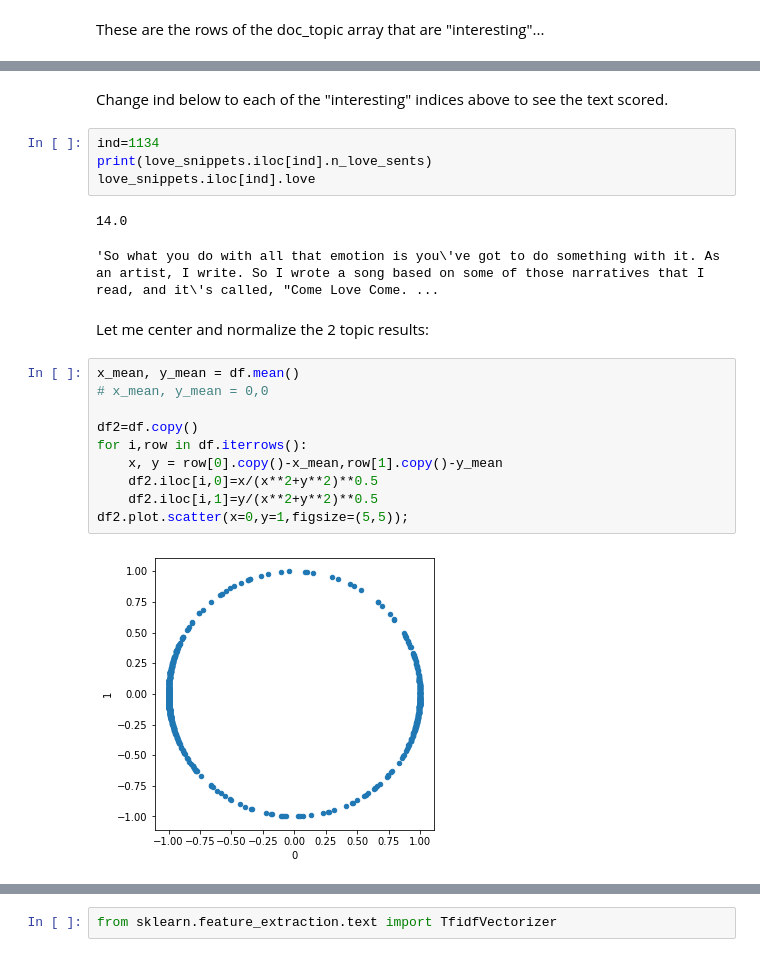
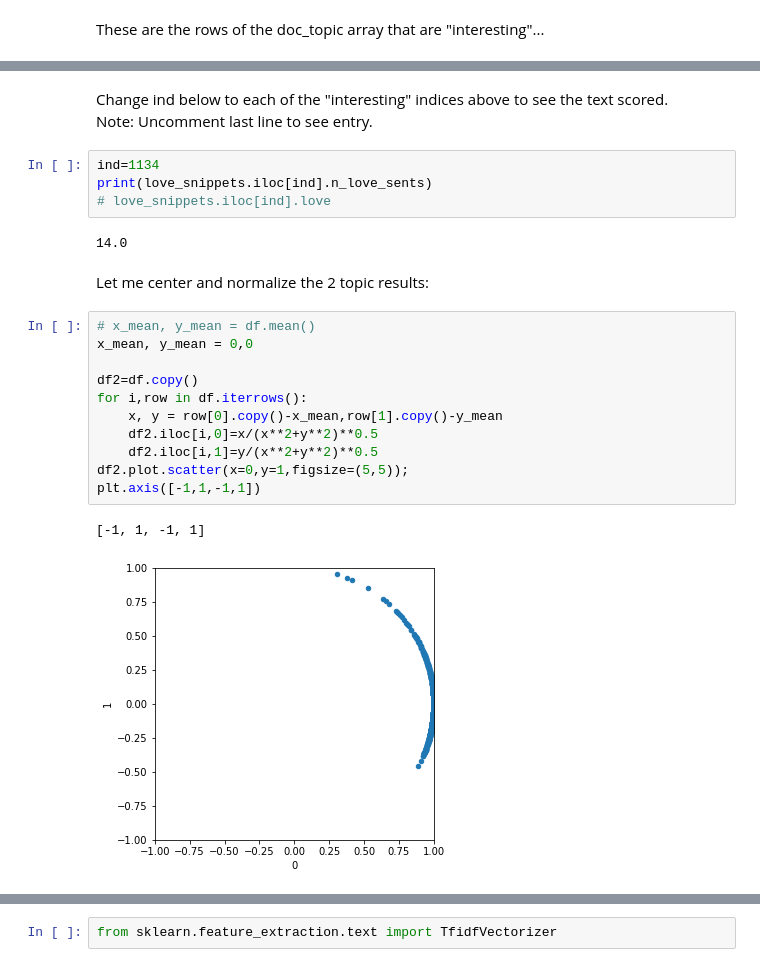
Before and after one commit to spdavern/metis_project4, a Jupyter notebook: mvp.ipynb, the cells around one changed output, grey strips where cells are left out. Cells and saved outputs as stored; diff of their text form.

```diff
--- a/mvp.ipynb
+++ b/mvp.ipynb
@@ -200,25 +217,27 @@ df[df.iloc[:,0]>100]   # indices of 4 high x "outliers":
 # %% [markdown]
 Change ind below to each of the "interesting" indices above to see the text scored.
+Note: Uncomment last line to see entry.
 # %%
 ind=1134
 print(love_snippets.iloc[ind].n_love_sents)
-love_snippets.iloc[ind].love
+# love_snippets.iloc[ind].love
 # %% [output]
 14.0
-'So what you do with all that emotion is you\'ve got to do something with it. As an artist, I write. So I wrote a song based on some of those narratives that I read, and it\'s called, "Come Love Come. ...
 # %% [markdown]
 Let me center and normalize the 2 topic results:
 # %%
-x_mean, y_mean = df.mean()
-# x_mean, y_mean = 0,0
+# x_mean, y_mean = df.mean()
+x_mean, y_mean = 0,0
 
 df2=df.copy()
 for i,row in df.iterrows():
     x, y = row[0].copy()-x_mean,row[1].copy()-y_mean
     df2.iloc[i,0]=x/(x**2+y**2)**0.5
     df2.iloc[i,1]=y/(x**2+y**2)**0.5
 df2.plot.scatter(x=0,y=1,figsize=(5,5));
+plt.axis([-1,1,-1,1])
 # %% [output]
+[-1, 1, -1, 1]
-[figure, old version]
+[figure, new version]
 # %%
 
```
Also changed, not shown: parts of 20 cells of this notebook, 5 other files.
